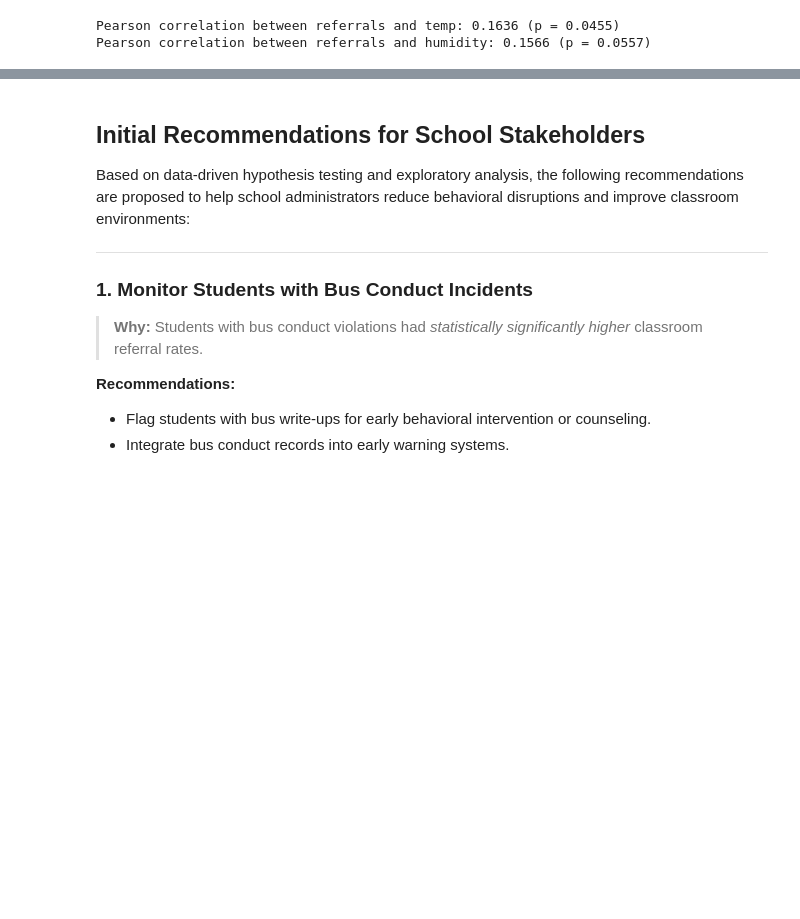
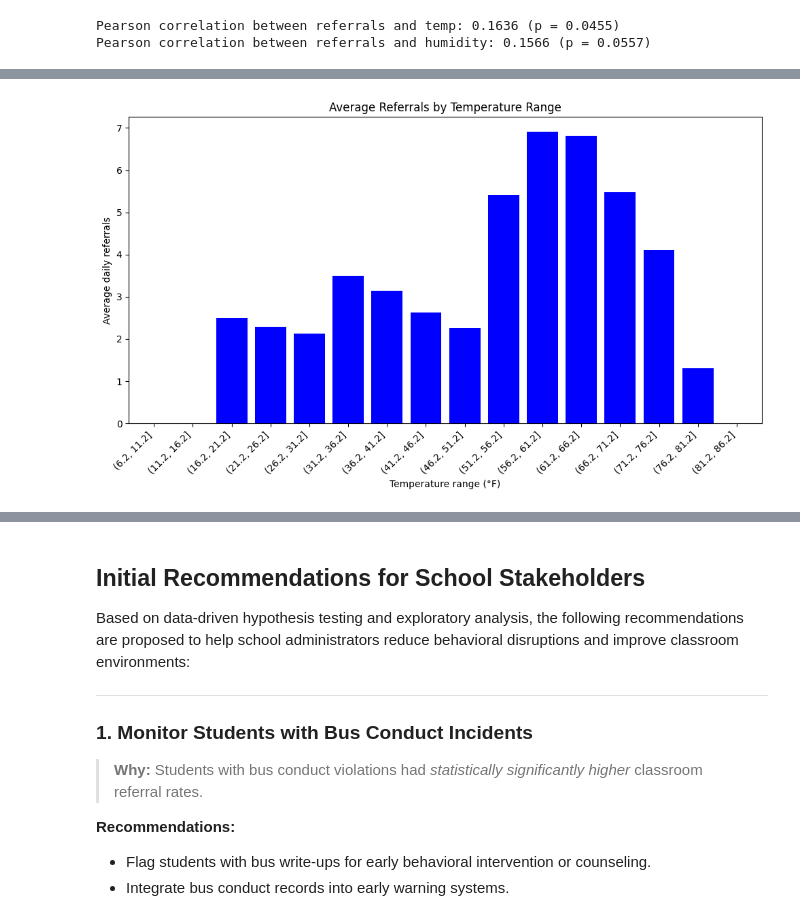
Before and after one commit to TDRobertson/student-referral-predictor, a Jupyter notebook: Behavioral_Disruptions_EDA.ipynb, the cells around one changed output, grey strips where cells are left out. Cells and saved outputs as stored; diff of their text form; code cells hidden in the pictures; blank space fills up the shorter version.

```diff
--- a/Behavioral_Disruptions_EDA.ipynb
+++ b/Behavioral_Disruptions_EDA.ipynb
@@ -569,3 +613,25 @@ Pearson correlation between referrals and humidity: 0.1566 (p = 0.0557)
+# %%
+import numpy as np
+import matplotlib.pyplot as plt
+
+# 1) Define your bins (e.g. every 5°F)
+bins = np.arange(df_full['temp'].min(), df_full['temp'].max() + 5, 5)
+
+# 2) Cut into bins and compute mean referrals per bin
+df_full['temp_bin'] = pd.cut(df_full['temp'], bins)
+avg_refs = df_full.groupby('temp_bin')['referral_count'].mean()
+
+# 3) Plot
+fig, ax = plt.subplots(figsize=(10, 6))
+avg_refs.plot(kind='bar', ax=ax, color='blue', width=0.8)
+ax.set_xlabel('Temperature range (°F)')
+ax.set_ylabel('Average daily referrals')
+ax.set_title('Average Referrals by Temperature Range')
+plt.xticks(rotation=45, ha='right')
+plt.tight_layout()
+plt.show()
+# %% [output]
+[figure, added]
 # %% [markdown]
 ## Hypothesis Testing Summary and Interpretation
 
```
Also changed, not shown: parts of 5 cells of this notebook.
